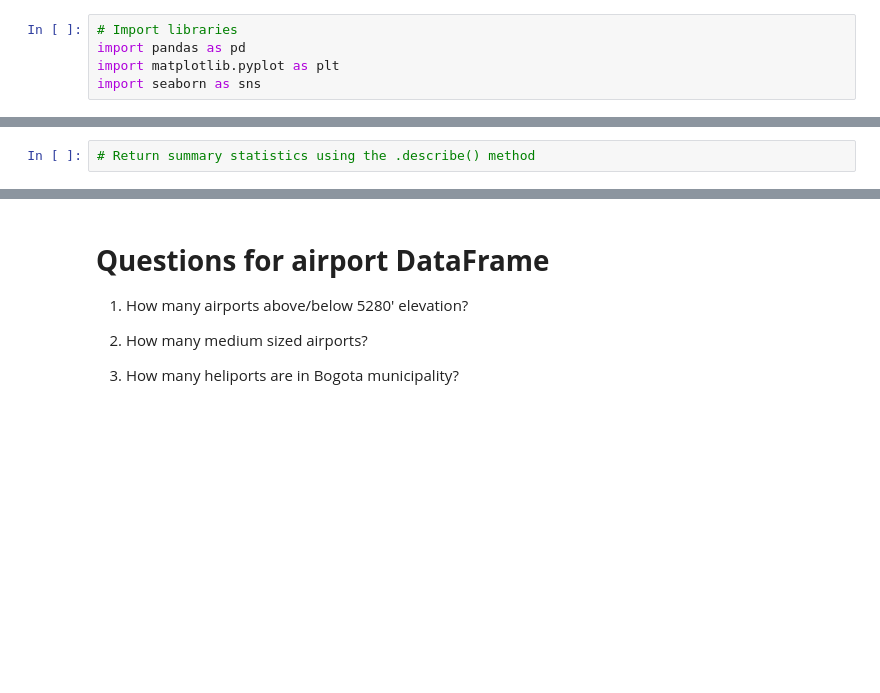
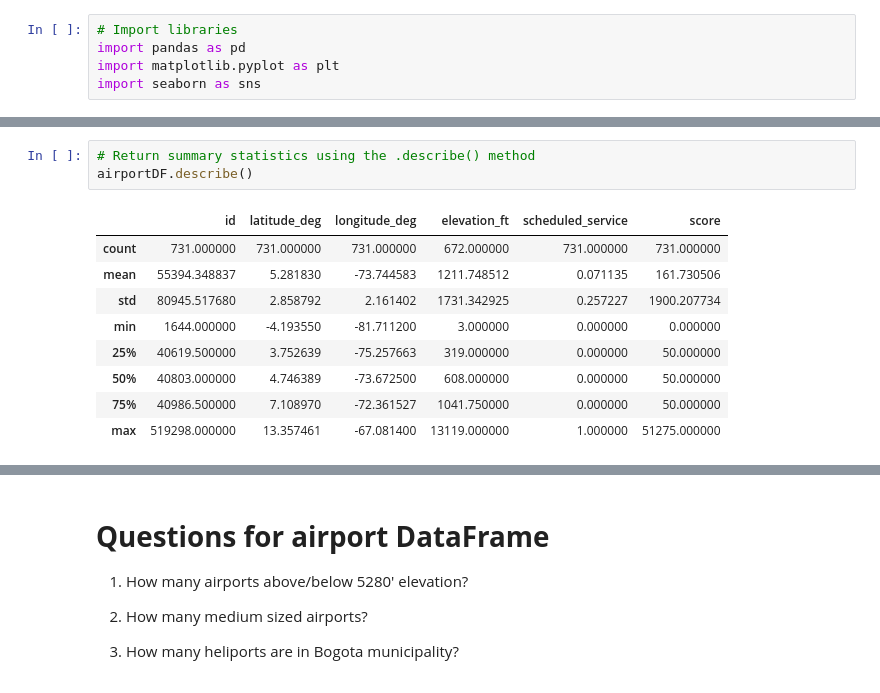
Before and after one commit to fabioaco/02-geopark-pandas-dataframes, a Jupyter notebook: notebooks/02-geopark-pandas-empty.ipynb, the cells around one changed output, grey strips where cells are left out. Drawn from its saved outputs; the diff is of its cells as text; blank space fills up the shorter version.

```diff
--- a/notebooks/02-geopark-pandas-empty.ipynb
+++ b/notebooks/02-geopark-pandas-empty.ipynb
@@ -26,4 +63,15 @@ col_airports_url = "https://ourairports.com/countries/CO/airports.csv"
 # %%
 # Return summary statistics using the .describe() method
+airportDF.describe()
+# %% [output]
+|  | id | latitude_deg | longitude_deg | elevation_ft | scheduled_service | score |
+| count | 731.000000 | 731.000000 | 731.000000 | 672.000000 | 731.000000 | 731.000000 |
+| mean | 55394.348837 | 5.281830 | -73.744583 | 1211.748512 | 0.071135 | 161.730506 |
+| std | 80945.517680 | 2.858792 | 2.161402 | 1731.342925 | 0.257227 | 1900.207734 |
+| min | 1644.000000 | -4.193550 | -81.711200 | 3.000000 | 0.000000 | 0.000000 |
+| 25% | 40619.500000 | 3.752639 | -75.257663 | 319.000000 | 0.000000 | 50.000000 |
+| 50% | 40803.000000 | 4.746389 | -73.672500 | 608.000000 | 0.000000 | 50.000000 |
+| 75% | 40986.500000 | 7.108970 | -72.361527 | 1041.750000 | 0.000000 | 50.000000 |
+| max | 519298.000000 | 13.357461 | -67.081400 | 13119.000000 | 1.000000 | 51275.000000 |
 # %%
 # Transpose (flip row/column) the data using the .T attribute or .transpose() method
```
Also changed, not shown: parts of 16 cells of this notebook.
